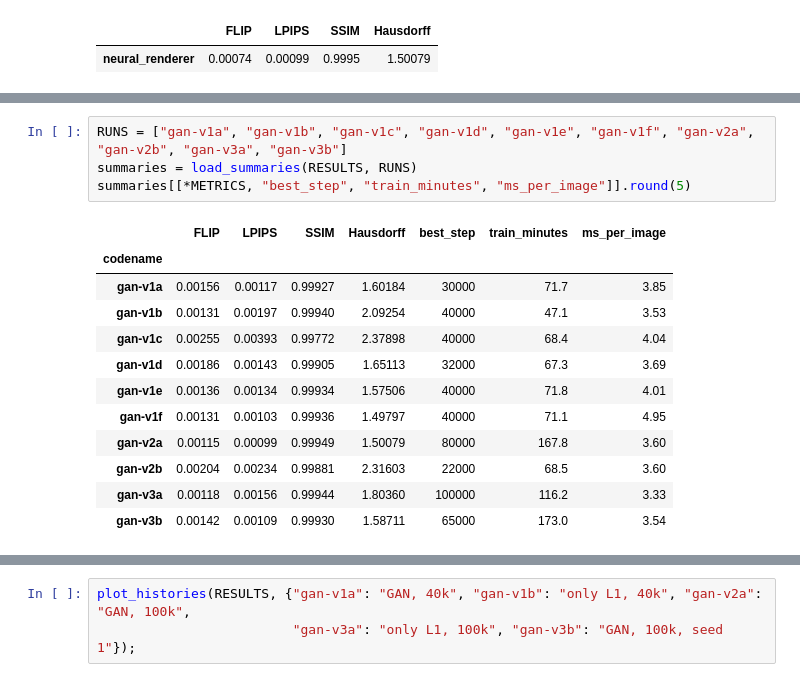
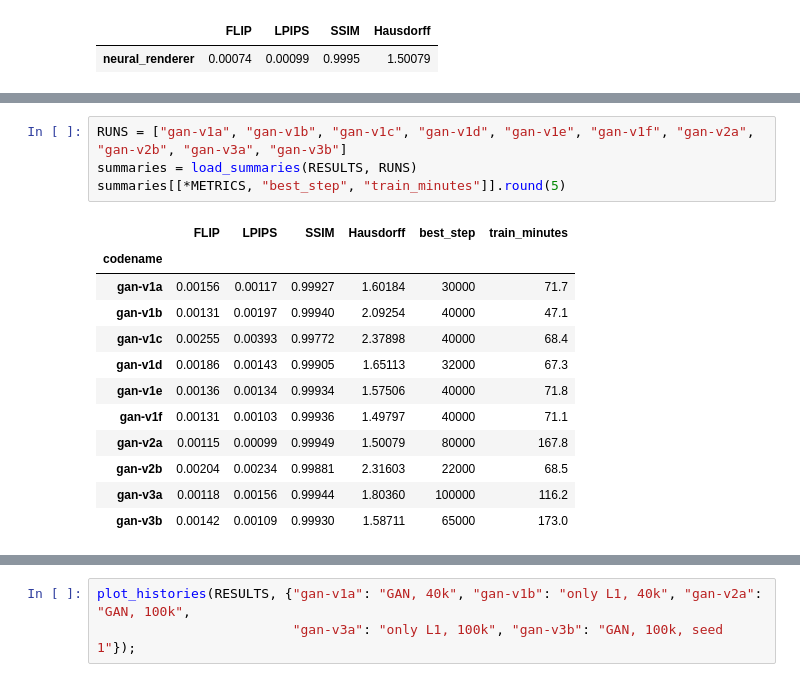
Before and after one commit to nataliachoszczyk/ComputerVisionAndImageProcessing, a Jupyter notebook: 03-rendering/experiments.ipynb, the cells around one changed output, grey strips where cells are left out. Cells and saved outputs as stored; diff of their text form.

```diff
--- a/03-rendering/experiments.ipynb
+++ b/03-rendering/experiments.ipynb
@@ -75,17 +62,17 @@ These scores use the float output of the network, not the 8-bit image of the ren
 # %%
 RUNS = ["gan-v1a", "gan-v1b", "gan-v1c", "gan-v1d", "gan-v1e", "gan-v1f", "gan-v2a", "gan-v2b", "gan-v3a", "gan-v3b"]
 summaries = load_summaries(RESULTS, RUNS)
-summaries[[*METRICS, "best_step", "train_minutes", "ms_per_image"]].round(5)
+summaries[[*METRICS, "best_step", "train_minutes"]].round(5)
 # %% [output]
-|  | FLIP | LPIPS | SSIM | Hausdorff | best_step | train_minutes | ms_per_image |
-| codename |  |  |  |  |  |  |  |
-| gan-v1a | 0.00156 | 0.00117 | 0.99927 | 1.60184 | 30000 | 71.7 | 3.85 |
-| gan-v1b | 0.00131 | 0.00197 | 0.99940 | 2.09254 | 40000 | 47.1 | 3.53 |
-| gan-v1c | 0.00255 | 0.00393 | 0.99772 | 2.37898 | 40000 | 68.4 | 4.04 |
-| gan-v1d | 0.00186 | 0.00143 | 0.99905 | 1.65113 | 32000 | 67.3 | 3.69 |
-| gan-v1e | 0.00136 | 0.00134 | 0.99934 | 1.57506 | 40000 | 71.8 | 4.01 |
-| gan-v1f | 0.00131 | 0.00103 | 0.99936 | 1.49797 | 40000 | 71.1 | 4.95 |
-| gan-v2a | 0.00115 | 0.00099 | 0.99949 | 1.50079 | 80000 | 167.8 | 3.60 |
-| gan-v2b | 0.00204 | 0.00234 | 0.99881 | 2.31603 | 22000 | 68.5 | 3.60 |
-| gan-v3a | 0.00118 | 0.00156 | 0.99944 | 1.80360 | 100000 | 116.2 | 3.33 |
-| gan-v3b | 0.00142 | 0.00109 | 0.99930 | 1.58711 | 65000 | 173.0 | 3.54 |
+|  | FLIP | LPIPS | SSIM | Hausdorff | best_step | train_minutes |
+| codename |  |  |  |  |  |  |
+| gan-v1a | 0.00156 | 0.00117 | 0.99927 | 1.60184 | 30000 | 71.7 |
+| gan-v1b | 0.00131 | 0.00197 | 0.99940 | 2.09254 | 40000 | 47.1 |
+| gan-v1c | 0.00255 | 0.00393 | 0.99772 | 2.37898 | 40000 | 68.4 |
+| gan-v1d | 0.00186 | 0.00143 | 0.99905 | 1.65113 | 32000 | 67.3 |
+| gan-v1e | 0.00136 | 0.00134 | 0.99934 | 1.57506 | 40000 | 71.8 |
+| gan-v1f | 0.00131 | 0.00103 | 0.99936 | 1.49797 | 40000 | 71.1 |
+| gan-v2a | 0.00115 | 0.00099 | 0.99949 | 1.50079 | 80000 | 167.8 |
+| gan-v2b | 0.00204 | 0.00234 | 0.99881 | 2.31603 | 22000 | 68.5 |
+| gan-v3a | 0.00118 | 0.00156 | 0.99944 | 1.80360 | 100000 | 116.2 |
+| gan-v3b | 0.00142 | 0.00109 | 0.99930 | 1.58711 | 65000 | 173.0 |
```
Also changed, not shown: parts of 38 cells of this notebook, 2 other files.
